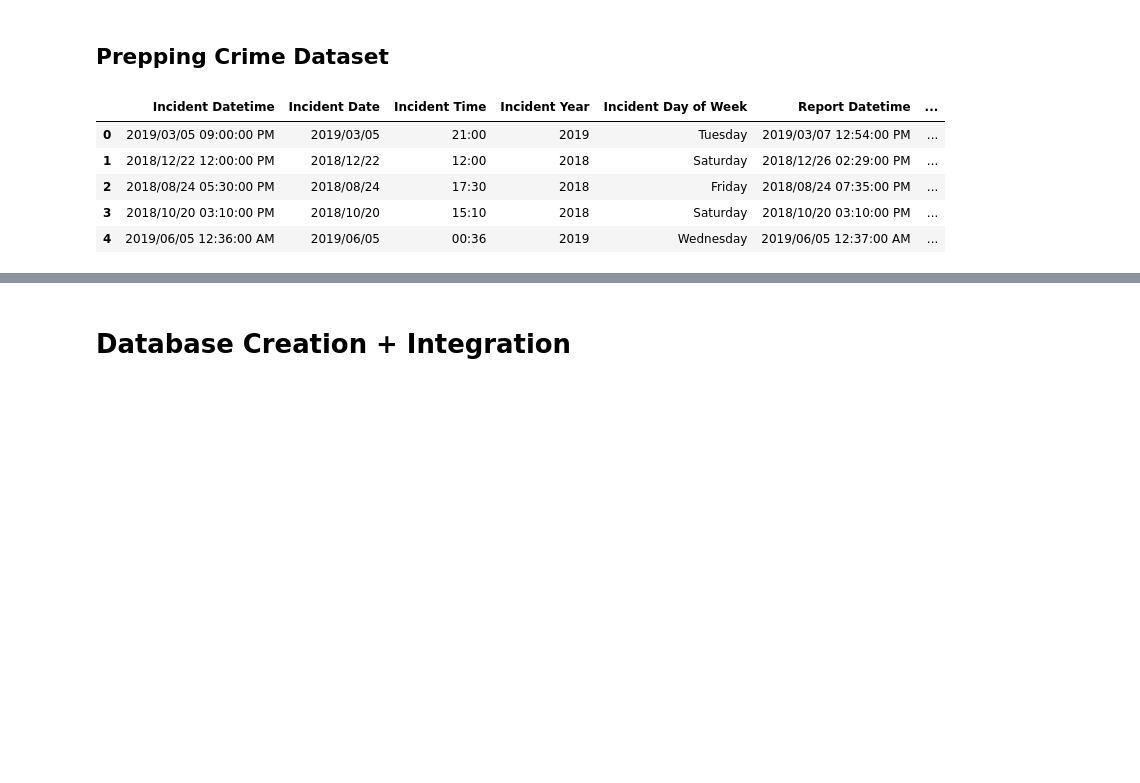
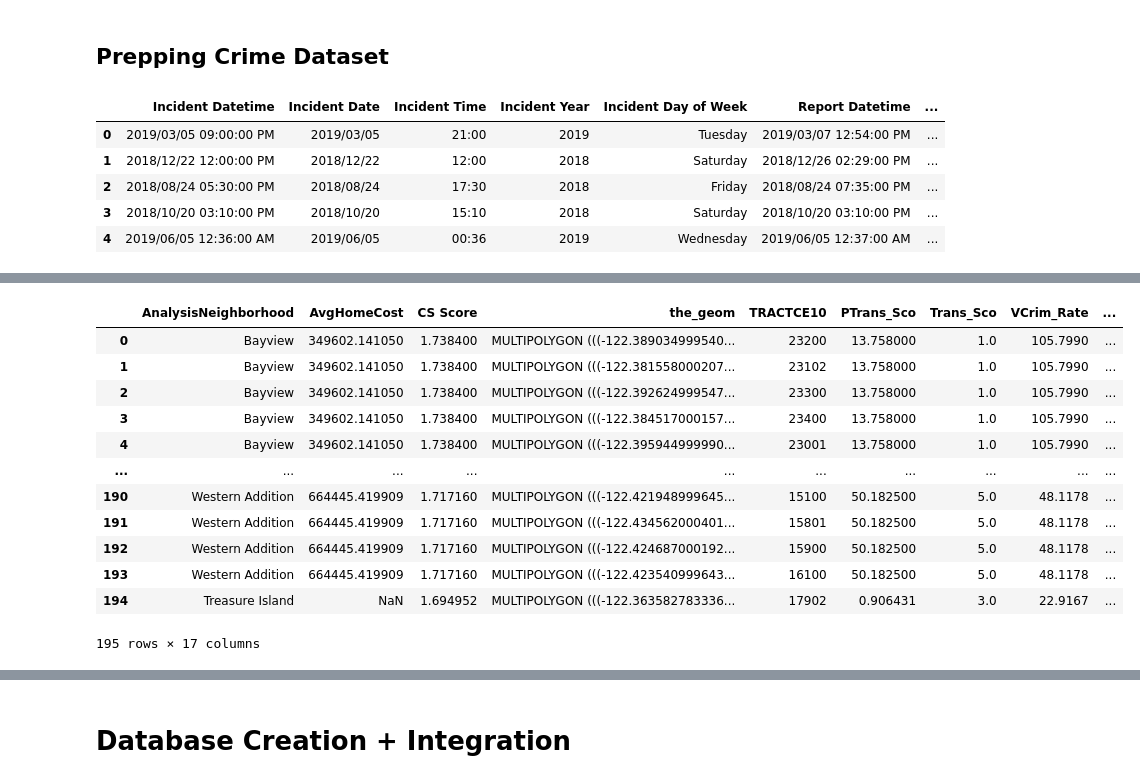
Before and after one commit to rosiecao/Team-Final-Project, a Jupyter notebook: GWU_Data_Analytics_Final_Project.ipynb, the cells around one changed output, grey strips where cells are left out. Cells and saved outputs as stored; diff of their text form; code cells hidden in the pictures; blank space fills up the shorter version.

```diff
--- a/GWU_Data_Analytics_Final_Project.ipynb
+++ b/GWU_Data_Analytics_Final_Project.ipynb
@@ -530,0 +985,20 @@ print(crime_df['Incident Category'].unique())
+# %%
+# rename neighborhoods within dataframes to match the community neighborhoods
+
+fullmerged_df.loc[fullmerged_df.TRACTCE10 == 26303, 'AnalysisNeighborhood'] = "Crocker Amazon"
+fullmerged_df.loc[fullmerged_df.TRACTCE10 == 35201, 'AnalysisNeighborhood'] = "Outer Sunset"
+fullmerged_df.loc[fullmerged_df.TRACTCE10 == 35202, 'AnalysisNeighborhood'] = "Outer Sunset"
+fullmerged_df.loc[fullmerged_df.TRACTCE10 == 35100, 'AnalysisNeighborhood'] = "Outer Sunset"
+fullmerged_df.loc[fullmerged_df.TRACTCE10 == 32700, 'AnalysisNeighborhood'] = "Outer Sunset"
+fullmerged_df.loc[fullmerged_df.TRACTCE10 == 32902, 'AnalysisNeighborhood'] = "Outer Sunset"
+fullmerged_df.loc[fullmerged_df.TRACTCE10 == 32802, 'AnalysisNeighborhood'] = "Outer Sunset"
+fullmerged_df.loc[fullmerged_df.TRACTCE10 == 32601, 'AnalysisNeighborhood'] = "Outer Sunset"
+fullmerged_df.loc[fullmerged_df.TRACTCE10 == 33100, 'AnalysisNeighborhood'] = "Parkside"
+fullmerged_df.loc[fullmerged_df.TRACTCE10 == 35400, 'AnalysisNeighborhood'] = "Parkside"
+fullmerged_df.loc[fullmerged_df.TRACTCE10 == 35300, 'AnalysisNeighborhood'] = "Parkside"
+fullmerged_df.loc[fullmerged_df.TRACTCE10 == 32901, 'AnalysisNeighborhood'] = "Parkside"
+fullmerged_df.loc[fullmerged_df.TRACTCE10 == 33000, 'AnalysisNeighborhood'] = "Parkside"
+fullmerged_df.loc[fullmerged_df.TRACTCE10 == 32801, 'AnalysisNeighborhood'] = "Parkside"
+
+fullmerged_df['AnalysisNeighborhood'] = fullmerged_df['AnalysisNeighborhood'].replace({'Bayview Hunters Point': 'Bayview', 'Glen Park': 'Diamond Heights/Glen Park', 'Tenderloin':'Downtown/Civic Center','Hayes Valley': 'Downtown/Civic Center', 'Japantown': 'Pacific Heights', 'Lincoln Park':'Outer Richmond','Lone Mountain/USF':'Western Addition', 'McLaren Park': 'Excelsior', 'Oceanview/Merced/Ingleside':'Ocean View', 'Presidio Heights':'Presidio', 'Portola':'Excelsior'})
+community_df['AnalysisNeighborhood'] = community_df['AnalysisNeighborhood'].replace({'Financial District': 'Financial District/South Beach', 'Treasure Island YBI': 'Treasure Island'})
@@ -530,0 +1063,5 @@ print(crime_df['Incident Category'].unique())
+# %%
+# Merge geospatial data for neighborhoods into Community Resiliency
+fullML_df = pd.merge(fullmerged_df,community_df, how ='left', on ='AnalysisNeighborhood')
+
+fullML_df.head()
@@ -530,0 +1075,14 @@ print(crime_df['Incident Category'].unique())
+# %%
+fullML_df = fullML_df.drop('TRACTCE10', axis=1, inplace=True)
+# %%
+#Data Frame for machine learning model features
+
+features_df = fullML_df.drop(['Flood_Per', 'Heat_Per', 'Liq_Per',
+       'Haz_Score', 'Imp_Per', 'Tree_Per', 'PM_Conc', 'Tox_Per', 'Env_Score',
+       'AT_Min', 'Vot_Rate',
+       'NewSF_Per', 'Citz_Per', 'Eng_Per', 'Com_Score', 'Food_Score', 'HS_Per',
+       'Pharm_Per', 'PR_Score', 'OC_Per',
+        'AC_Per', 'Rent_Per', 'House_Score',
+       'Shelt_Rate', 'SheltDay_Rate', 'Dis_Per', 'PrevHos', 'Health_Score',
+       'Over85_Per', 'Over65_Per', 'Under18_Per', 'Under5_Per', 'NonWhi_Per',
+       'Lat_Per', 'Black_Per', 'Asian_Per', 'Dem_Score','Res_Rank'], axis = 1)
@@ -530,0 +1110,16 @@ print(crime_df['Incident Category'].unique())
+# %%
+features_df
+# %% [output]
+|  | AnalysisNeighborhood | AvgHomeCost | CS Score | the_geom | TRACTCE10 | PTrans_Sco | Trans_Sco | VCrim_Rate | ... |
+| 0 | Bayview | 349602.141050 | 1.738400 | MULTIPOLYGON (((-122.389034999540... | 23200 | 13.758000 | 1.0 | 105.7990 | ... |
+| 1 | Bayview | 349602.141050 | 1.738400 | MULTIPOLYGON (((-122.381558000207... | 23102 | 13.758000 | 1.0 | 105.7990 | ... |
+| 2 | Bayview | 349602.141050 | 1.738400 | MULTIPOLYGON (((-122.392624999547... | 23300 | 13.758000 | 1.0 | 105.7990 | ... |
+| 3 | Bayview | 349602.141050 | 1.738400 | MULTIPOLYGON (((-122.384517000157... | 23400 | 13.758000 | 1.0 | 105.7990 | ... |
+| 4 | Bayview | 349602.141050 | 1.738400 | MULTIPOLYGON (((-122.395944999990... | 23001 | 13.758000 | 1.0 | 105.7990 | ... |
+| ... | ... | ... | ... | ... | ... | ... | ... | ... | ... |
+| 190 | Western Addition | 664445.419909 | 1.717160 | MULTIPOLYGON (((-122.421948999645... | 15100 | 50.182500 | 5.0 | 48.1178 | ... |
+| 191 | Western Addition | 664445.419909 | 1.717160 | MULTIPOLYGON (((-122.434562000401... | 15801 | 50.182500 | 5.0 | 48.1178 | ... |
+| 192 | Western Addition | 664445.419909 | 1.717160 | MULTIPOLYGON (((-122.424687000192... | 15900 | 50.182500 | 5.0 | 48.1178 | ... |
+| 193 | Western Addition | 664445.419909 | 1.717160 | MULTIPOLYGON (((-122.423540999643... | 16100 | 50.182500 | 5.0 | 48.1178 | ... |
+| 194 | Treasure Island | NaN | 1.694952 | MULTIPOLYGON (((-122.363582783336... | 17902 | 0.906431 | 3.0 | 22.9167 | ... |
+195 rows × 17 columns
```
Also changed, not shown: parts of 125 cells of this notebook.
